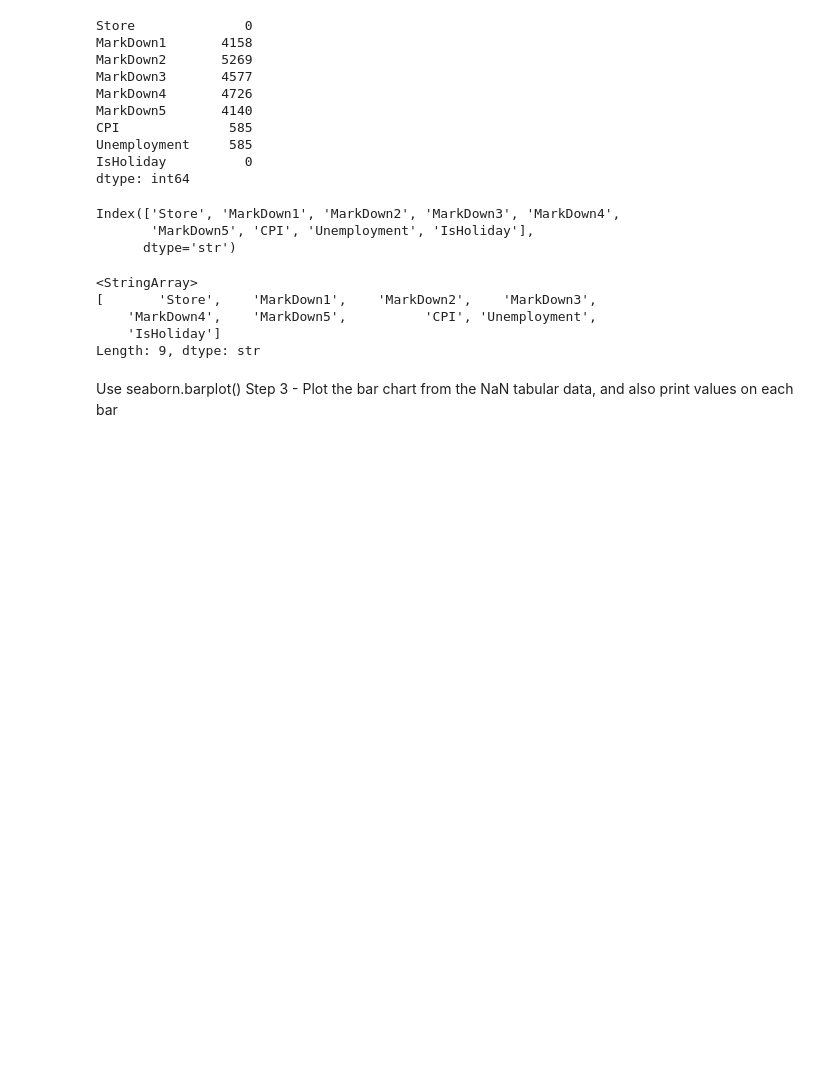
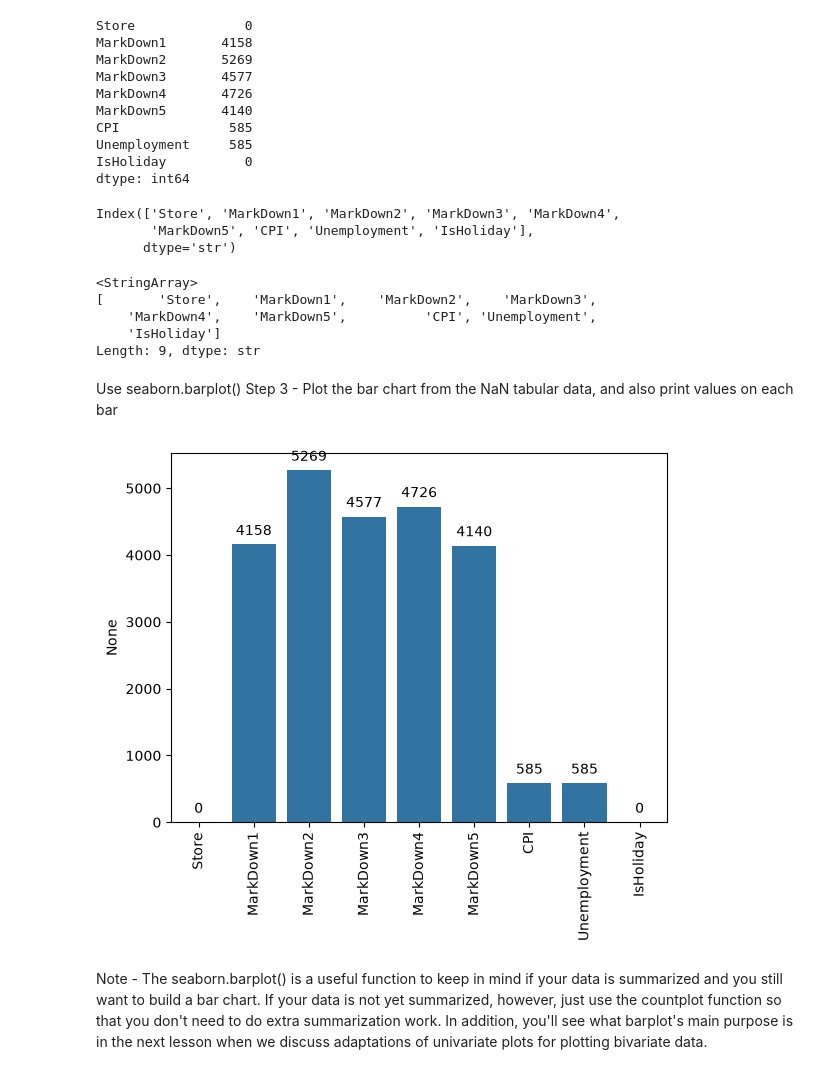
Before and after one commit to jjacque1/Learning-Numpy-in-JupyterNotebooks, a Jupyter notebook: counting_Missing_data.ipynb, the cells around one changed output. Cells and saved outputs as stored; diff of their text form; code cells hidden in the pictures; blank space fills up the shorter version.

Commit message:
bar chart with barplot function completed

```diff
--- a/counting_Missing_data.ipynb
+++ b/counting_Missing_data.ipynb
@@ -100,3 +100,16 @@ Step 3 - Plot the bar chart from the NaN tabular data, and also print values on
 # %%
 # The first argument to the function below contains the x-values (column names), the second argument the y-values (our counts).
 # Refer to the syntax and more example here - https://seaborn.pydata.org/generated/seaborn.barplot.html
+
+sb.barplot(x=na_counts.index.values, y=na_counts);
+
+plt.xticks(rotation=90);
+
+for i in range (na_counts.shape[0]):
+    count = na_counts.iloc[i]
+
+    plt.text(i, count+300, count, ha='center', va='top')
+# %% [output]
+[figure, added]
+# %% [markdown]
+Note - The seaborn.barplot() is a useful function to keep in mind if your data is summarized and you still want to build a bar chart. If your data is not yet summarized, however, just use the countplot function so that you don't need to do extra summarization work. In addition, you'll see what barplot's main purpose is in the next lesson when we discuss adaptations of univariate plots for plotting bivariate data.
```
